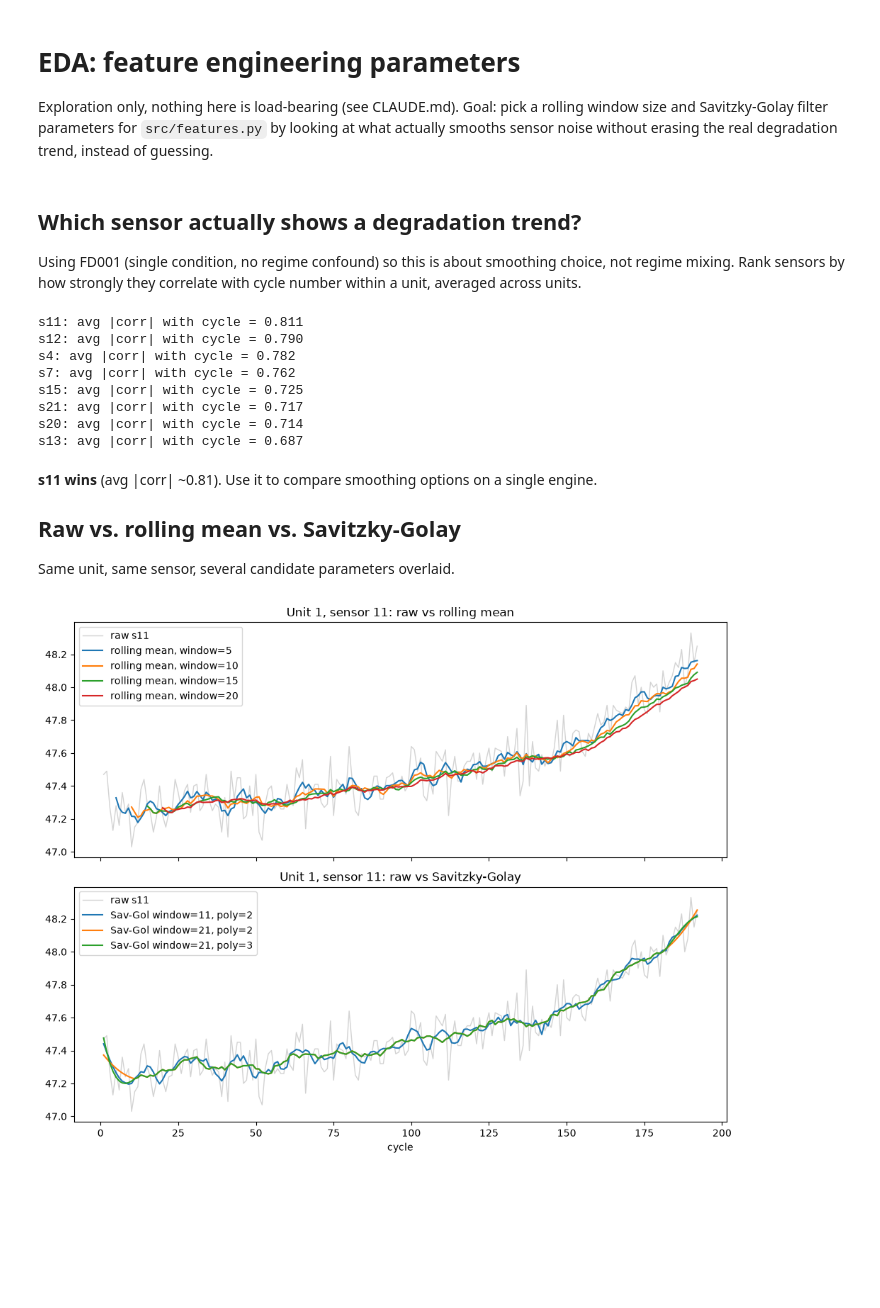
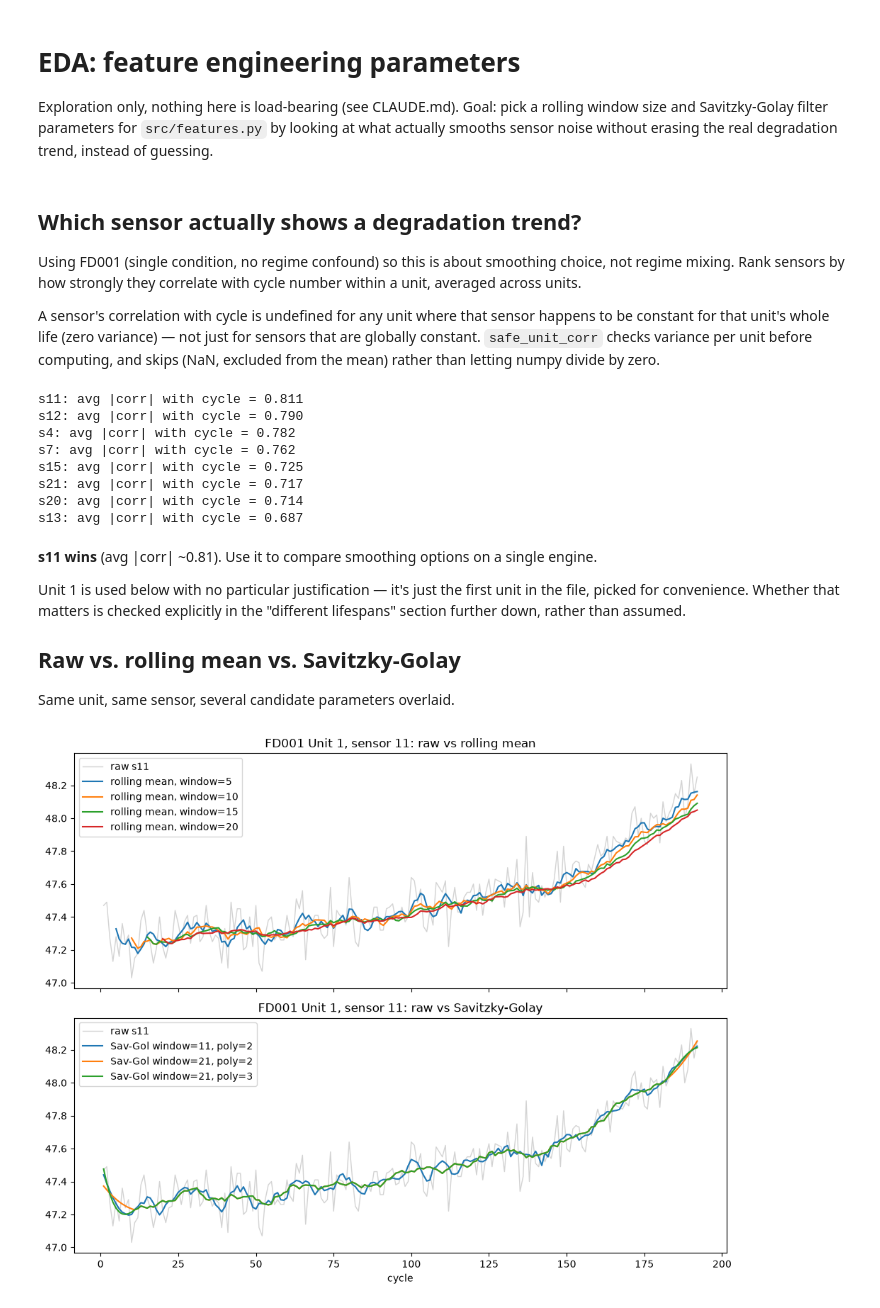
Before and after one commit to luisesparza3347/nasa-cmapss-rul, a Jupyter notebook: notebooks/eda_features.ipynb, the cells around one changed output. Cells and saved outputs as stored; diff of their text form; code cells hidden in the pictures; blank space fills up the shorter version.

```diff
--- a/notebooks/eda_features.ipynb
+++ b/notebooks/eda_features.ipynb
@@ -20,6 +20,8 @@ from src.load import load_train, SENSOR_COLS
 ## Which sensor actually shows a degradation trend?
 
 Using FD001 (single condition, no regime confound) so this is about smoothing choice, not regime mixing. Rank sensors by how strongly they correlate with cycle number within a unit, averaged across units.
+
+A sensor's correlation with cycle is undefined for any unit where that sensor happens to be constant for that unit's whole life (zero variance) — not just for sensors that are globally constant. `safe_unit_corr` checks variance per unit before computing, and skips (NaN, excluded from the mean) rather than letting numpy divide by zero.
 # %%
 df = load_train("FD001")
 
@@ -41,6 +50,8 @@ s20: avg |corr| with cycle = 0.714
 s13: avg |corr| with cycle = 0.687
 # %% [markdown]
 **s11 wins** (avg |corr| ~0.81). Use it to compare smoothing options on a single engine.
+
+Unit 1 is used below with no particular justification — it's just the first unit in the file, picked for convenience. Whether that matters is checked explicitly in the "different lifespans" section further down, rather than assumed.
 
 ## Raw vs. rolling mean vs. Savitzky-Golay
 
@@ -48,29 +59,29 @@ Same unit, same sensor, several candidate parameters overlaid.
 # %%
 unit = df[df["unit"] == 1].sort_values("cycle")
 x = unit["cycle"].values
 y = unit["s11"].values
 
 fig, axes = plt.subplots(2, 1, figsize=(10, 8), sharex=True)
 
 ax = axes[0]
 ax.plot(x, y, color="lightgray", label="raw s11", linewidth=1)
 ax.plot(x, unit["s11"].rolling(5).mean(), label="rolling mean, window=5")
 ax.plot(x, unit["s11"].rolling(10).mean(), label="rolling mean, window=10")
 ax.plot(x, unit["s11"].rolling(15).mean(), label="rolling mean, window=15")
 ax.plot(x, unit["s11"].rolling(20).mean(), label="rolling mean, window=20")
-ax.set_title("Unit 1, sensor 11: raw vs rolling mean")
+ax.set_title("FD001 Unit 1, sensor 11: raw vs rolling mean")
 ax.legend()
 
 ax = axes[1]
 ax.plot(x, y, color="lightgray", label="raw s11", linewidth=1)
 ax.plot(x, savgol_filter(y, window_length=11, polyorder=2), label="Sav-Gol window=11, poly=2")
 ax.plot(x, savgol_filter(y, window_length=21, polyorder=2), label="Sav-Gol window=21, poly=2")
 ax.plot(x, savgol_filter(y, window_length=21, polyorder=3), label="Sav-Gol window=21, poly=3")
-ax.set_title("Unit 1, sensor 11: raw vs Savitzky-Golay")
+ax.set_title("FD001 Unit 1, sensor 11: raw vs Savitzky-Golay")
 ax.set_xlabel("cycle")
 ax.legend()
 
 plt.tight_layout()
 plt.show()
 # %% [output]
-[figure, old version]
+[figure, new version]
```
Also changed, not shown: parts of 8 cells of this notebook, 2 other files.
